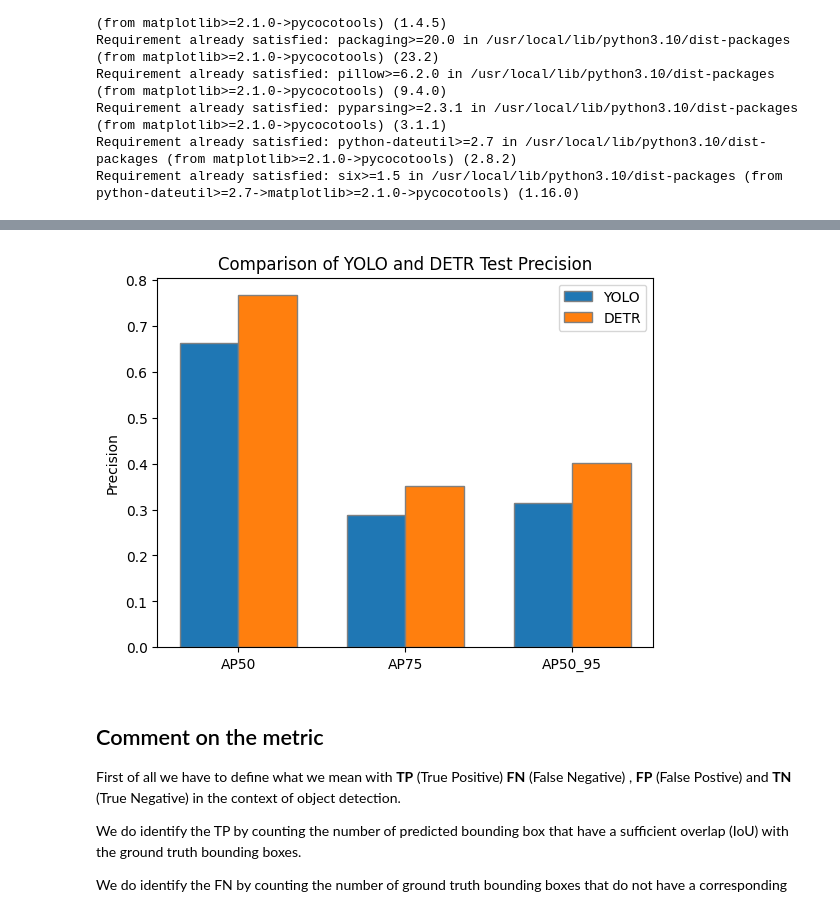
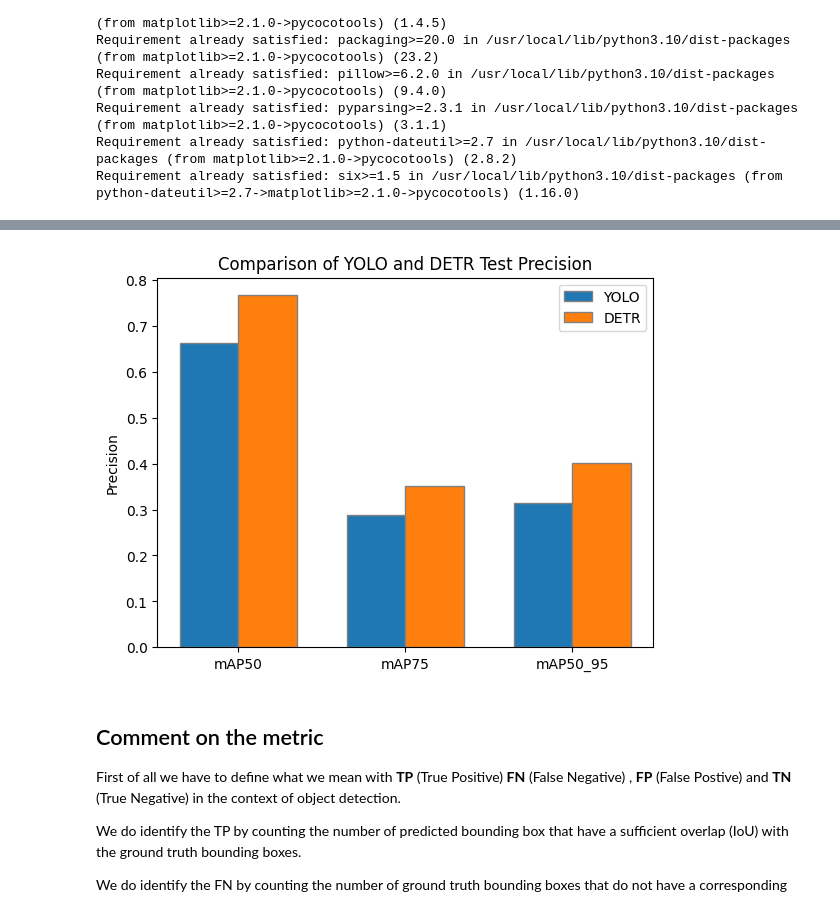
Before and after one commit to aml-2023/final-project, a Jupyter notebook: detr_object_detection_finetuning.ipynb, the cells around one changed output, grey strips where cells are left out. Cells and saved outputs as stored; diff of their text form; code cells hidden in the pictures.

```diff
--- a/detr_object_detection_finetuning.ipynb
+++ b/detr_object_detection_finetuning.ipynb
@@ -440,42 +441,47 @@ evaluator.summarize()
 # %%
-YOLO_test_metrics = { 'AP50': 0.6636801269588519 ,
-                     'AP75': 0.28750733430798714 ,
-                     'AP50_95': 0.31425620574013063
+YOLO_test_metrics = { 'mAP50': 0.6636801269588519 ,
+                     'mAP75': 0.28750733430798714 ,
+                     'mAP50_95': 0.31425620574013063
                      }
 
-DETR_test_metrics = { 'AP50': 0.767,
-                     'AP75': 0.351,
-                      'AP50_95': 0.401}
+DETR_test_metrics = { 'mAP50': 0.767,
+                     'mAP75': 0.351,
+                      'mAP50_95': 0.401}
 # %%
 # Extracting metric names and values
 metric_names = list(YOLO_test_metrics.keys())
 YOLO_values = list(YOLO_test_metrics.values())
 DETR_values = list(DETR_test_metrics.values())
 
 # Bar width
 bar_width = 0.35
 
 # Bar positions
 r1 = range(len(metric_names))
 r2 = [x + bar_width for x in r1]
 
 # Creating the bar chart
 plt.bar(r1, YOLO_values, width=bar_width, edgecolor='grey', label='YOLO')
 plt.bar(r2, DETR_values, width=bar_width, edgecolor='grey', label='DETR')
 
 # Adding labels and title
 plt.xlabel('')
 plt.ylabel('Precision')
 plt.title('Comparison of YOLO and DETR Test Precision')
 plt.xticks([r + bar_width/2 for r in range(len(metric_names))], metric_names)
 
 # Adding legend
 plt.legend()
 
+
+
+output_file = 'YOLO_Vs_DETR.svg'
+plt.savefig(output_file, format='svg')
+
 # Display the plot
 plt.show()
 # %% [output]
-[figure, old version]
+[figure, new version]
 # %% [markdown]
 ## Comment on the metric
 
```
Also changed, not shown: parts of 13 cells of this notebook.
